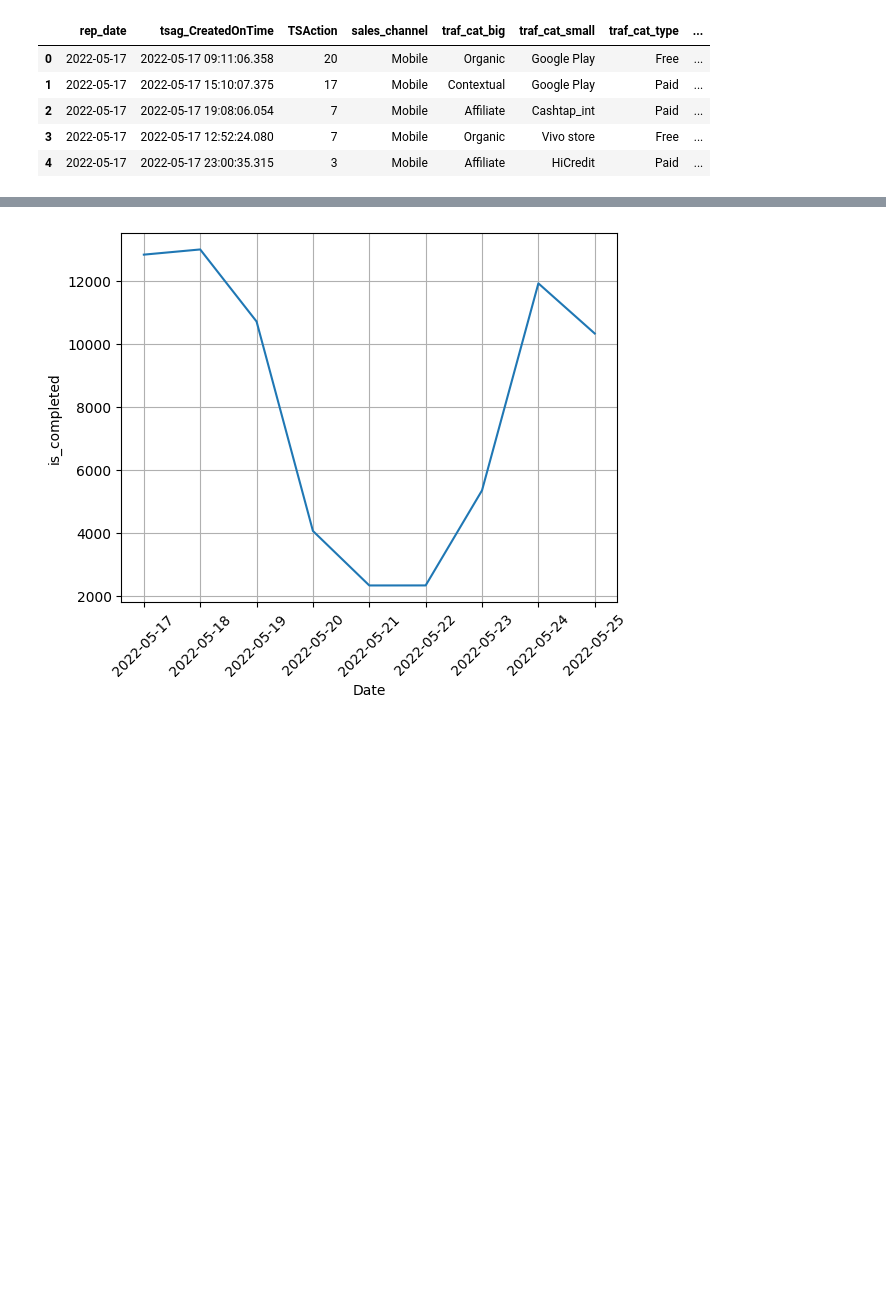
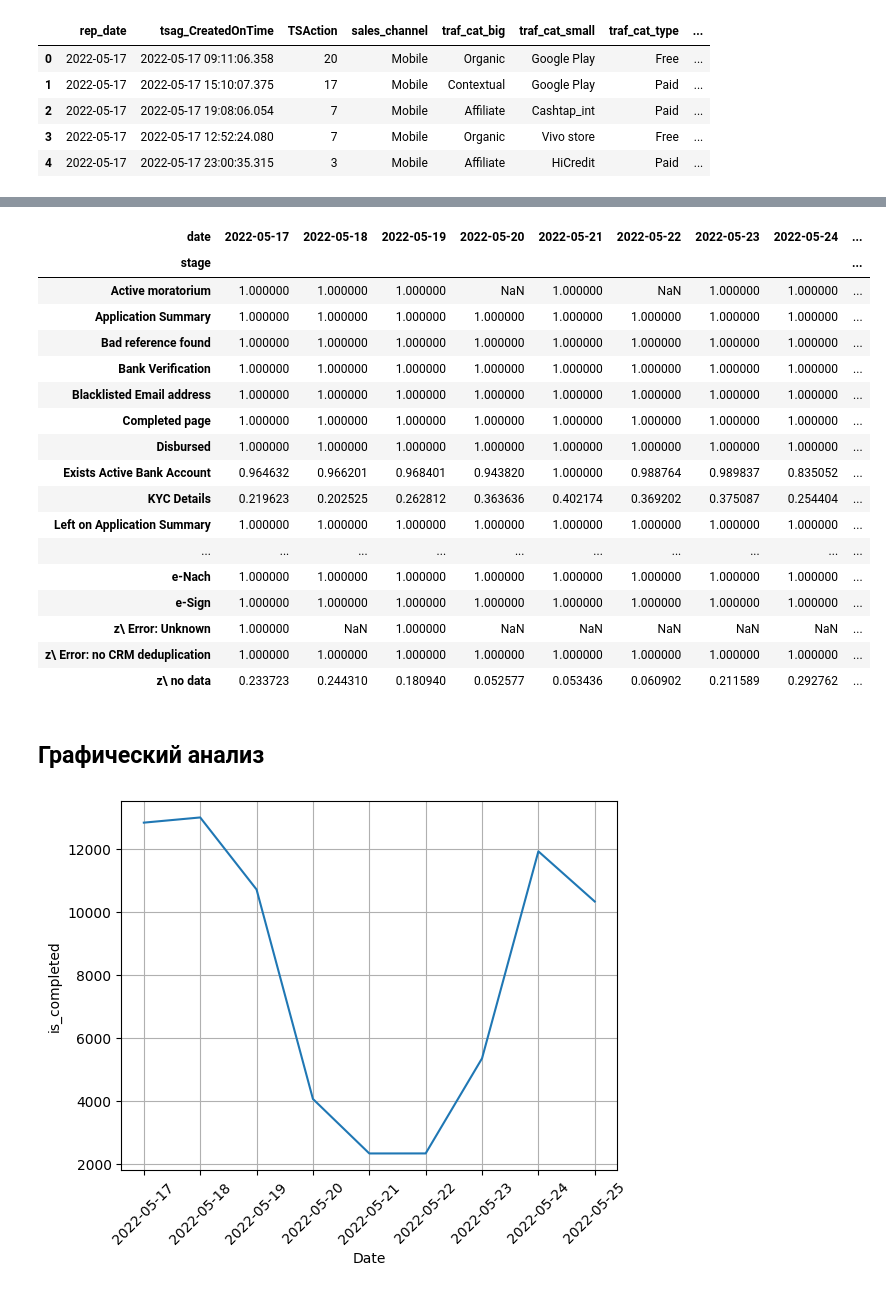
Before and after one commit to opqi/finstar_test, a Jupyter notebook: explore_data.ipynb, the cells around one changed output, grey strips where cells are left out. Cells and saved outputs as stored; diff of their text form; code cells hidden in the pictures; blank space fills up the shorter version.

```diff
--- a/explore_data.ipynb
+++ b/explore_data.ipynb
@@ -32,0 +92,30 @@ df_check.head()
+# %%
+query = '''with data as (SELECT up_stage as stage,
+1.0 * sum(is_completed) / count(*) as value,
+rep_date as date
+FROM test_sample_data
+group by stage, date
+union
+SELECT mid_stage as stage,
+1.0 * sum(is_completed) / count(*) as value,
+rep_date as date
+FROM test_sample_data
+group by stage, date
+union
+SELECT page_status as stage,
+1.0 * sum(is_completed) / count(*) as value,
+rep_date as date
+FROM test_sample_data
+group by stage, date
+union
+SELECT sub_stage as stage,
+1.0 * sum(is_completed) / count(*) as value,
+rep_date as date
+FROM test_sample_data
+group by stage, date)
+
+select * from data
+'''
+
+df_table = pd.read_sql(query, engine)
+df_table
@@ -33,3 +136,28 @@ df_check.head()
+# %%
+pivot_table = pd.pivot_table(df_table, values='value', index='stage', columns='date')
+# %%
+pivot_table
+# %% [output]
+| date | 2022-05-17 | 2022-05-18 | 2022-05-19 | 2022-05-20 | 2022-05-21 | 2022-05-22 | 2022-05-23 | 2022-05-24 | ... |
+| stage |  |  |  |  |  |  |  |  | ... |
+| Active moratorium | 1.000000 | 1.000000 | 1.000000 | NaN | 1.000000 | NaN | 1.000000 | 1.000000 | ... |
+| Application Summary | 1.000000 | 1.000000 | 1.000000 | 1.000000 | 1.000000 | 1.000000 | 1.000000 | 1.000000 | ... |
+| Bad reference found | 1.000000 | 1.000000 | 1.000000 | 1.000000 | 1.000000 | 1.000000 | 1.000000 | 1.000000 | ... |
+| Bank Verification | 1.000000 | 1.000000 | 1.000000 | 1.000000 | 1.000000 | 1.000000 | 1.000000 | 1.000000 | ... |
+| Blacklisted Email address | 1.000000 | 1.000000 | 1.000000 | 1.000000 | 1.000000 | 1.000000 | 1.000000 | 1.000000 | ... |
+| Completed page | 1.000000 | 1.000000 | 1.000000 | 1.000000 | 1.000000 | 1.000000 | 1.000000 | 1.000000 | ... |
+| Disbursed | 1.000000 | 1.000000 | 1.000000 | 1.000000 | 1.000000 | 1.000000 | 1.000000 | 1.000000 | ... |
+| Exists Active Bank Account | 0.964632 | 0.966201 | 0.968401 | 0.943820 | 1.000000 | 0.988764 | 0.989837 | 0.835052 | ... |
+| KYC Details | 0.219623 | 0.202525 | 0.262812 | 0.363636 | 0.402174 | 0.369202 | 0.375087 | 0.254404 | ... |
+| Left on Application Summary | 1.000000 | 1.000000 | 1.000000 | 1.000000 | 1.000000 | 1.000000 | 1.000000 | 1.000000 | ... |
+| ... | ... | ... | ... | ... | ... | ... | ... | ... | ... |
+| e-Nach | 1.000000 | 1.000000 | 1.000000 | 1.000000 | 1.000000 | 1.000000 | 1.000000 | 1.000000 | ... |
+| e-Sign | 1.000000 | 1.000000 | 1.000000 | 1.000000 | 1.000000 | 1.000000 | 1.000000 | 1.000000 | ... |
+| z\ Error: Unknown | 1.000000 | NaN | 1.000000 | NaN | NaN | NaN | NaN | NaN | ... |
+| z\ Error: no CRM deduplication | 1.000000 | 1.000000 | 1.000000 | 1.000000 | 1.000000 | 1.000000 | 1.000000 | 1.000000 | ... |
+| z\ no data | 0.233723 | 0.244310 | 0.180940 | 0.052577 | 0.053436 | 0.060902 | 0.211589 | 0.292762 | ... |
+# %% [markdown]
+## Графический анализ
 # %%
 df_complete = df.groupby('rep_date').is_completed.agg('sum').reset_index()
 # %%
```
Also changed, not shown: parts of 8 cells of this notebook.
